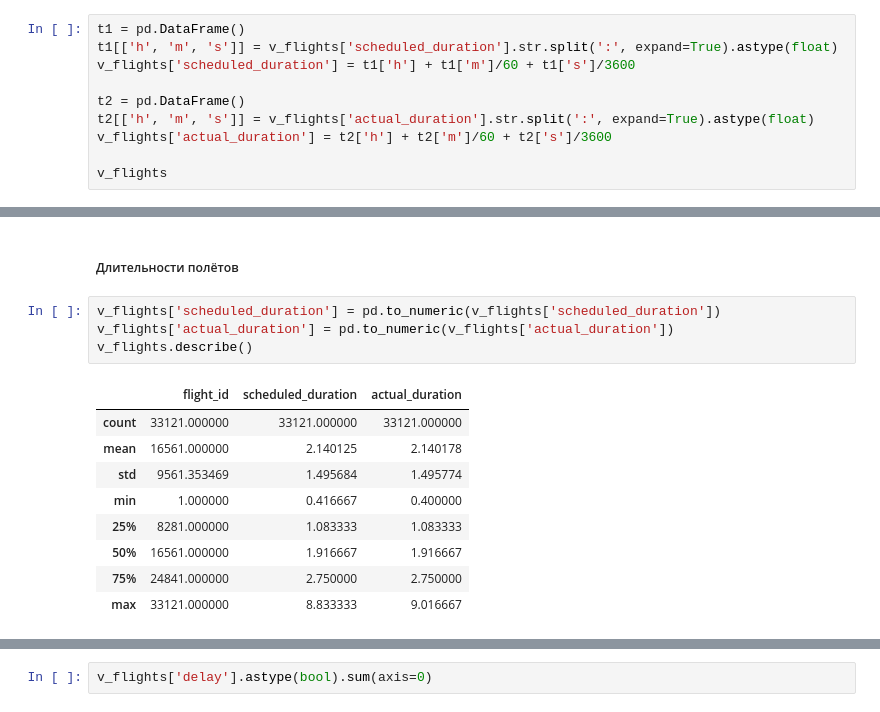
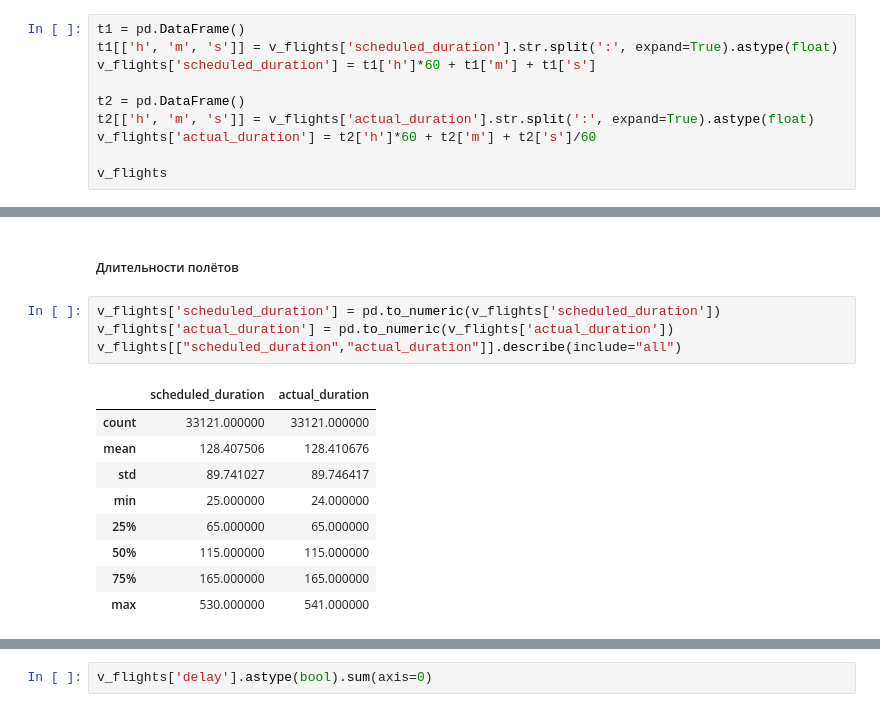
Before and after one commit to dtddtd/RuAviaAnalysis, a Jupyter notebook: RuAviaAnalysis.ipynb, the cells around one changed output, grey strips where cells are left out. Saved outputs shown, nothing was run; the diff lists cells and outputs as text.

```diff
--- a/RuAviaAnalysis.ipynb
+++ b/RuAviaAnalysis.ipynb
@@ -327,11 +347,11 @@ sns.boxplot(data=v_aircrafts.range, ax=ax3).set(title='Aircrat range')
 # %%
 t1 = pd.DataFrame()
 t1[['h', 'm', 's']] = v_flights['scheduled_duration'].str.split(':', expand=True).astype(float)
-v_flights['scheduled_duration'] = t1['h'] + t1['m']/60 + t1['s']/3600
+v_flights['scheduled_duration'] = t1['h']*60 + t1['m'] + t1['s']
 
 t2 = pd.DataFrame()
 t2[['h', 'm', 's']] = v_flights['actual_duration'].str.split(':', expand=True).astype(float)
-v_flights['actual_duration'] = t2['h'] + t2['m']/60 + t2['s']/3600
+v_flights['actual_duration'] = t2['h']*60 + t2['m'] + t2['s']/60
 
 v_flights
 # %% [output]
@@ -372,15 +380,15 @@ v_routes
 # %%
 v_flights['scheduled_duration'] = pd.to_numeric(v_flights['scheduled_duration'])
 v_flights['actual_duration'] = pd.to_numeric(v_flights['actual_duration'])
-v_flights.describe()
+v_flights[["scheduled_duration","actual_duration"]].describe(include="all")
 # %% [output]
-|  | flight_id | scheduled_duration | actual_duration |
-| count | 33121.000000 | 33121.000000 | 33121.000000 |
-| mean | 16561.000000 | 2.140125 | 2.140178 |
-| std | 9561.353469 | 1.495684 | 1.495774 |
-| min | 1.000000 | 0.416667 | 0.400000 |
-| 25% | 8281.000000 | 1.083333 | 1.083333 |
-| 50% | 16561.000000 | 1.916667 | 1.916667 |
-| 75% | 24841.000000 | 2.750000 | 2.750000 |
-| max | 33121.000000 | 8.833333 | 9.016667 |
+|  | scheduled_duration | actual_duration |
+| count | 33121.000000 | 33121.000000 |
+| mean | 128.407506 | 128.410676 |
+| std | 89.741027 | 89.746417 |
+| min | 25.000000 | 24.000000 |
+| 25% | 65.000000 | 65.000000 |
+| 50% | 115.000000 | 115.000000 |
+| 75% | 165.000000 | 165.000000 |
+| max | 530.000000 | 541.000000 |
 # %%
```
Also changed, not shown: parts of 14 cells of this notebook.
